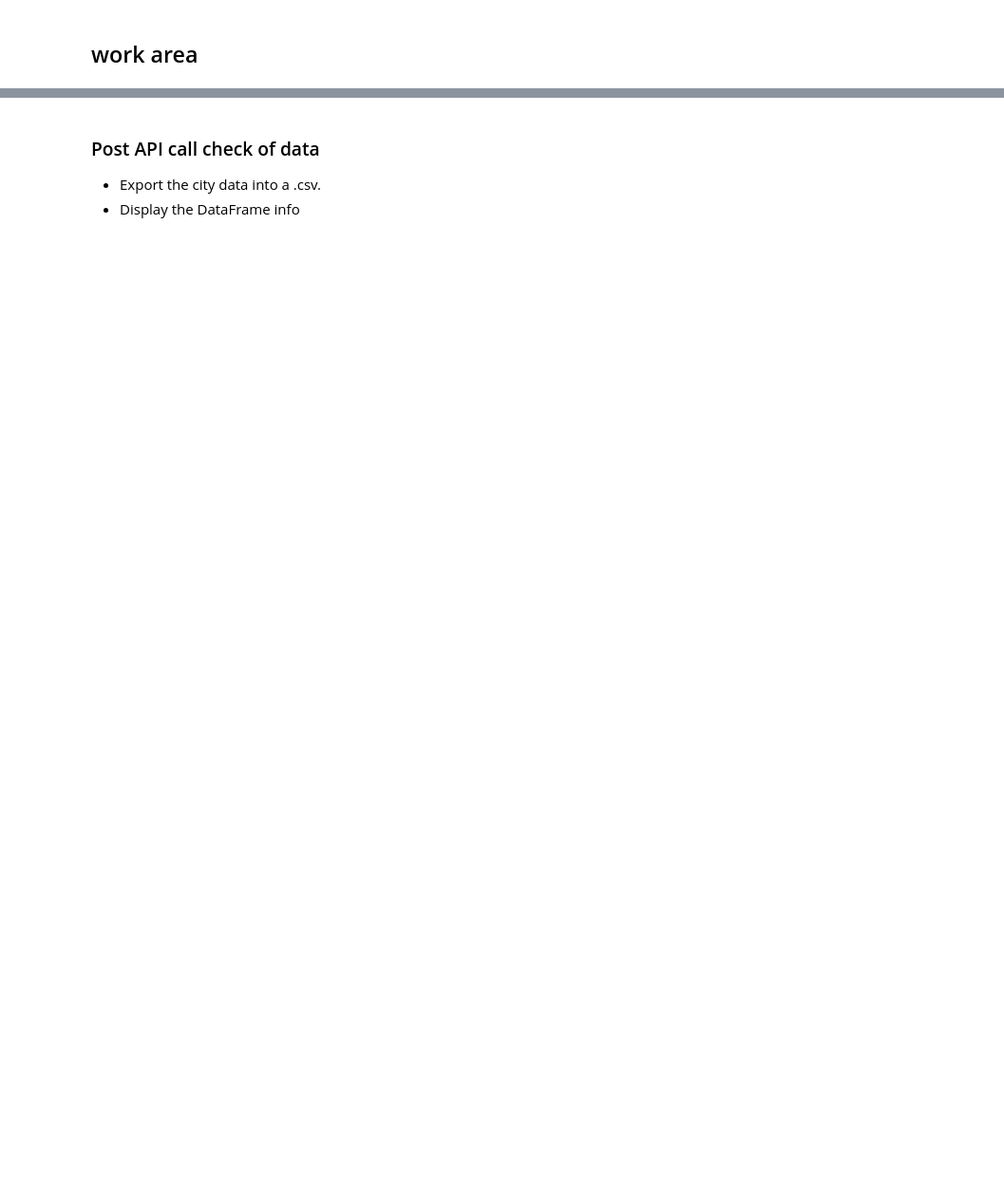
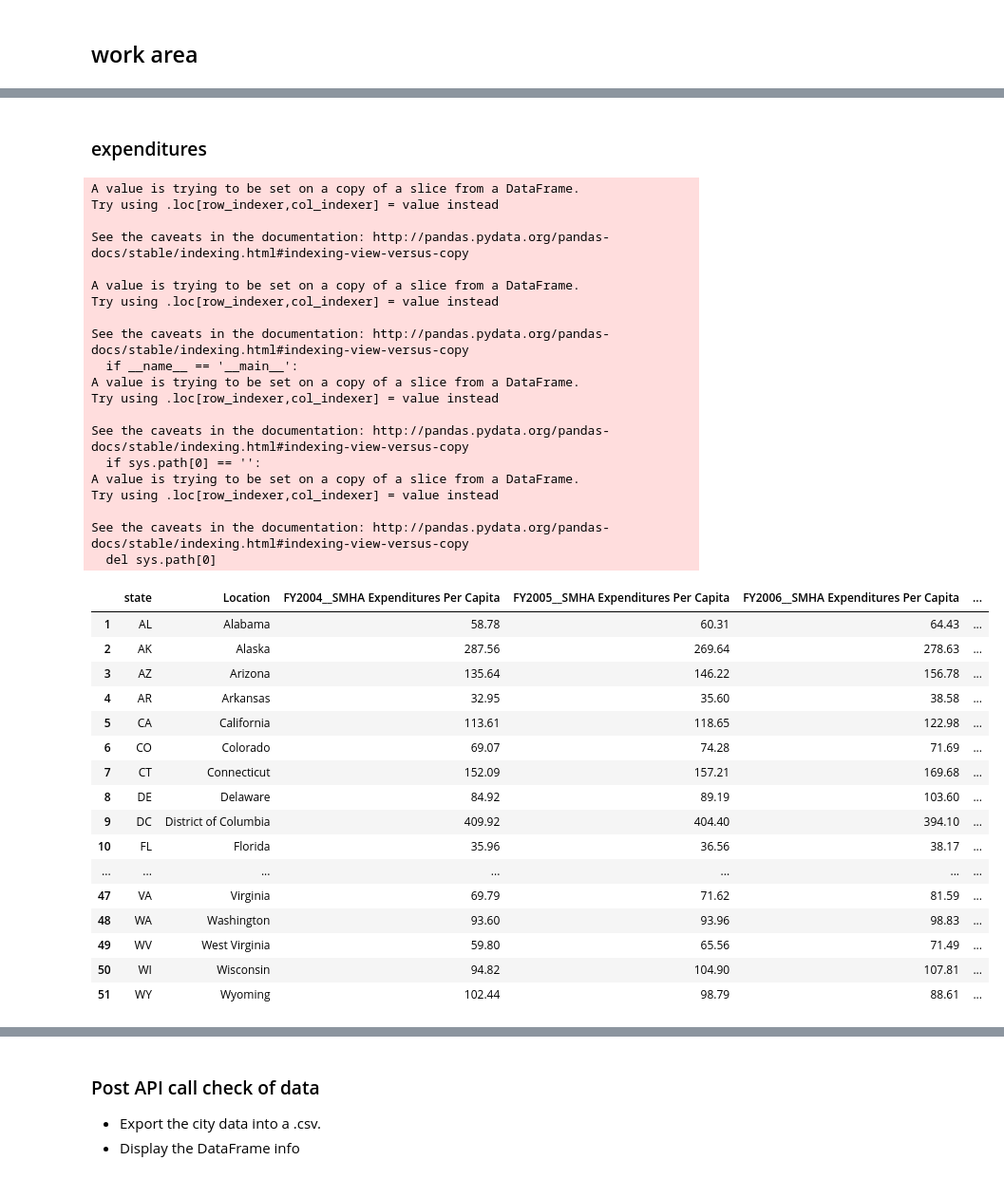
Before and after one commit to aeclaman/Project1, a Jupyter notebook: notebooks/amy.ipynb, the cells around one changed output, grey strips where cells are left out. Shown at 95% size. Drawn from its saved outputs; the diff is of its cells as text; code cells hidden in the pictures; blank space fills up the shorter version.

```diff
--- a/notebooks/amy.ipynb
+++ b/notebooks/amy.ipynb
@@ -293,0 +426,56 @@ US_data.head()
+# %% [markdown]
+### expenditures
+# %%
+exp_us = "../data/rawdata/StateMentalHealthServiceExpenditures2004_2013.csv"
+exp_df_all = pd.read_csv(exp_us)
+
+#remove US and PR
+exp_df = exp_df_all[(exp_df_all.state != 'US') & (exp_df_all.state != 'PR')]
+
+#replace NR values with np.nan
+exp_df['FY2011__SMHA Expenditures Per Capita'] = exp_df['FY2011__SMHA Expenditures Per Capita'].replace('NR', np.NaN, regex=True)
+exp_df['FY2013__SMHA Expenditures Per Capita'] = exp_df['FY2013__SMHA Expenditures Per Capita'].replace('NR', np.NaN, regex=True)
+
+#change those columns to numeric values
+exp_df["FY2011__SMHA Expenditures Per Capita"] = pd.to_numeric(exp_df["FY2011__SMHA Expenditures Per Capita"])
+exp_df["FY2013__SMHA Expenditures Per Capita"] = pd.to_numeric(exp_df["FY2013__SMHA Expenditures Per Capita"])
+
+exp_df
+# %% [output]
+A value is trying to be set on a copy of a slice from a DataFrame.
+Try using .loc[row_indexer,col_indexer] = value instead
+
+See the caveats in the documentation: http://pandas.pydata.org/pandas-docs/stable/indexing.html#indexing-view-versus-copy
+
+A value is trying to be set on a copy of a slice from a DataFrame.
+Try using .loc[row_indexer,col_indexer] = value instead
+
+See the caveats in the documentation: http://pandas.pydata.org/pandas-docs/stable/indexing.html#indexing-view-versus-copy
+  if __name__ == '__main__':
+A value is trying to be set on a copy of a slice from a DataFrame.
+Try using .loc[row_indexer,col_indexer] = value instead
+
+See the caveats in the documentation: http://pandas.pydata.org/pandas-docs/stable/indexing.html#indexing-view-versus-copy
+  if sys.path[0] == '':
+A value is trying to be set on a copy of a slice from a DataFrame.
+Try using .loc[row_indexer,col_indexer] = value instead
+
+See the caveats in the documentation: http://pandas.pydata.org/pandas-docs/stable/indexing.html#indexing-view-versus-copy
+  del sys.path[0]
+|  | state | Location | FY2004__SMHA Expenditures Per Capita | FY2005__SMHA Expenditures Per Capita | FY2006__SMHA Expenditures Per Capita | ... |
+| 1 | AL | Alabama | 58.78 | 60.31 | 64.43 | ... |
+| 2 | AK | Alaska | 287.56 | 269.64 | 278.63 | ... |
+| 3 | AZ | Arizona | 135.64 | 146.22 | 156.78 | ... |
+| 4 | AR | Arkansas | 32.95 | 35.60 | 38.58 | ... |
+| 5 | CA | California | 113.61 | 118.65 | 122.98 | ... |
+| 6 | CO | Colorado | 69.07 | 74.28 | 71.69 | ... |
+| 7 | CT | Connecticut | 152.09 | 157.21 | 169.68 | ... |
+| 8 | DE | Delaware | 84.92 | 89.19 | 103.60 | ... |
+| 9 | DC | District of Columbia | 409.92 | 404.40 | 394.10 | ... |
+| 10 | FL | Florida | 35.96 | 36.56 | 38.17 | ... |
+| ... | ... | ... | ... | ... | ... | ... |
+| 47 | VA | Virginia | 69.79 | 71.62 | 81.59 | ... |
+| 48 | WA | Washington | 93.60 | 93.96 | 98.83 | ... |
+| 49 | WV | West Virginia | 59.80 | 65.56 | 71.49 | ... |
+| 50 | WI | Wisconsin | 94.82 | 104.90 | 107.81 | ... |
+| 51 | WY | Wyoming | 102.44 | 98.79 | 88.61 | ... |
```
Also changed, not shown: parts of 22 cells of this notebook, 6 other files.
